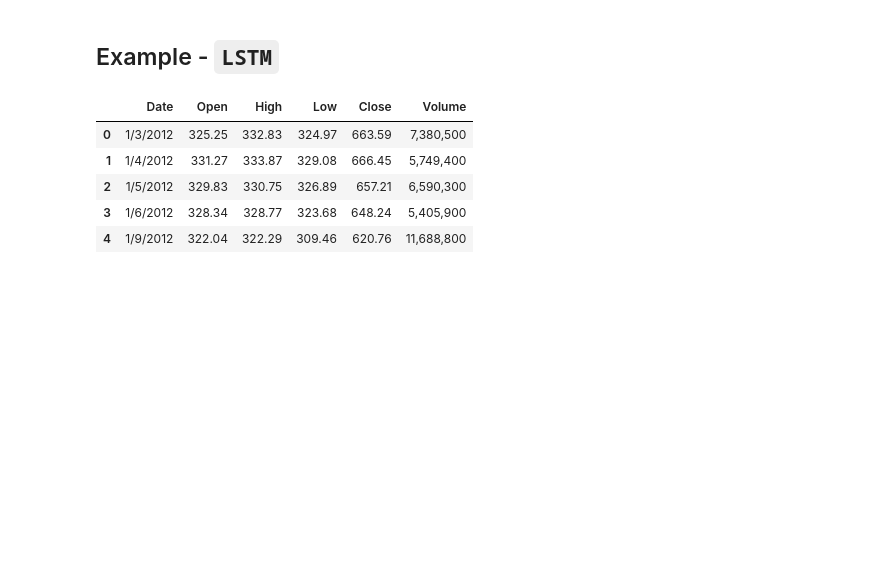
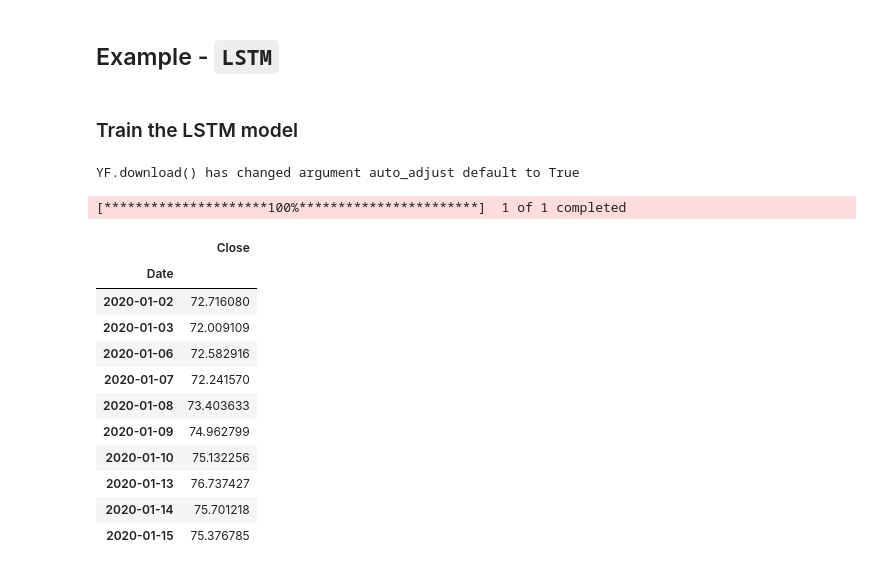
Before and after one commit to xiangshiyin/machine-learning-for-actuarial-science, a Jupyter notebook: 2025-spring/week08/notebook/demo.ipynb, the cells around one changed output. Drawn from its saved outputs; the diff is of its cells as text; code cells hidden in the pictures; blank space fills up the shorter version.

Commit message:
lstm code update

```diff
--- a/2025-spring/week08/notebook/demo.ipynb
+++ b/2025-spring/week08/notebook/demo.ipynb
@@ -121,18 +121,33 @@ fig = m.plot_components(forecast)
 [figure]
 # %% [markdown]
 ## Example - `LSTM`
-# %%
-import pandas as pd
-import numpy as np
-import matplotlib.pyplot as plt
-
-# dataset_train = pd.read_csv('../data/Google_Stock_Price_Train.csv')
-dataset_train = pd.read_csv('work/2025-spring/week08/data/Google_Stock_Price_Train.csv')
-dataset_train.head()
-# %% [output]
-|  | Date | Open | High | Low | Close | Volume |
-| 0 | 1/3/2012 | 325.25 | 332.83 | 324.97 | 663.59 | 7,380,500 |
-| 1 | 1/4/2012 | 331.27 | 333.87 | 329.08 | 666.45 | 5,749,400 |
-| 2 | 1/5/2012 | 329.83 | 330.75 | 326.89 | 657.21 | 6,590,300 |
-| 3 | 1/6/2012 | 328.34 | 328.77 | 323.68 | 648.24 | 5,405,900 |
-| 4 | 1/9/2012 | 322.04 | 322.29 | 309.46 | 620.76 | 11,688,800 |
+# %% [markdown]
+### Train the LSTM model
+# %%
+import matplotlib.pyplot as plt
+import yfinance as yf
+
+stock_symbol = 'AAPL'
+start_date = '2020-01-01'
+end_date = '2025-01-31'
+
+# Download historical data
+df_aapl = yf.download(stock_symbol, start=start_date, end=end_date).Close.reset_index()
+df_aapl.set_index('Date', inplace=True)
+df_aapl.columns = ['Close']
+df_aapl.head(10)
+# %% [output]
+YF.download() has changed argument auto_adjust default to True
+[*********************100%***********************]  1 of 1 completed
+|  | Close |
+| Date |  |
+| 2020-01-02 | 72.716080 |
+| 2020-01-03 | 72.009109 |
+| 2020-01-06 | 72.582916 |
+| 2020-01-07 | 72.241570 |
+| 2020-01-08 | 73.403633 |
+| 2020-01-09 | 74.962799 |
+| 2020-01-10 | 75.132256 |
+| 2020-01-13 | 76.737427 |
+| 2020-01-14 | 75.701218 |
+| 2020-01-15 | 75.376785 |
```
Also changed, not shown: parts of 19 cells of this notebook, 2 other files.
